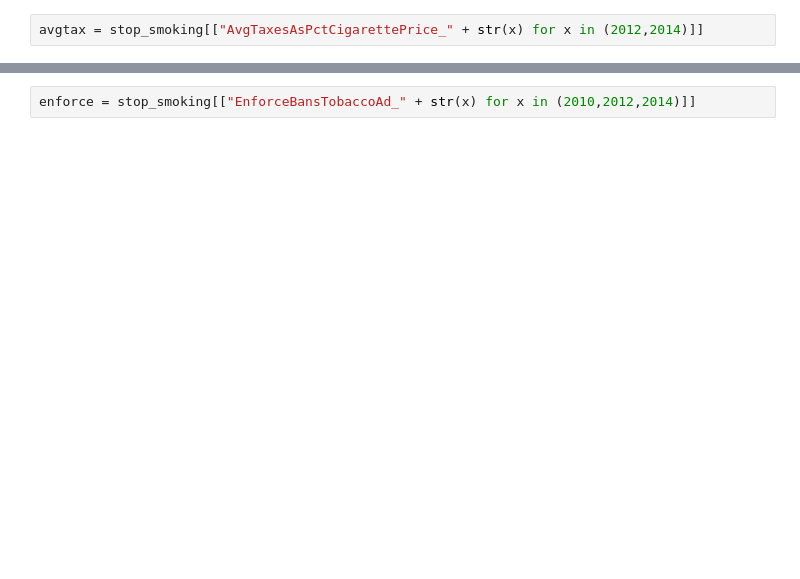
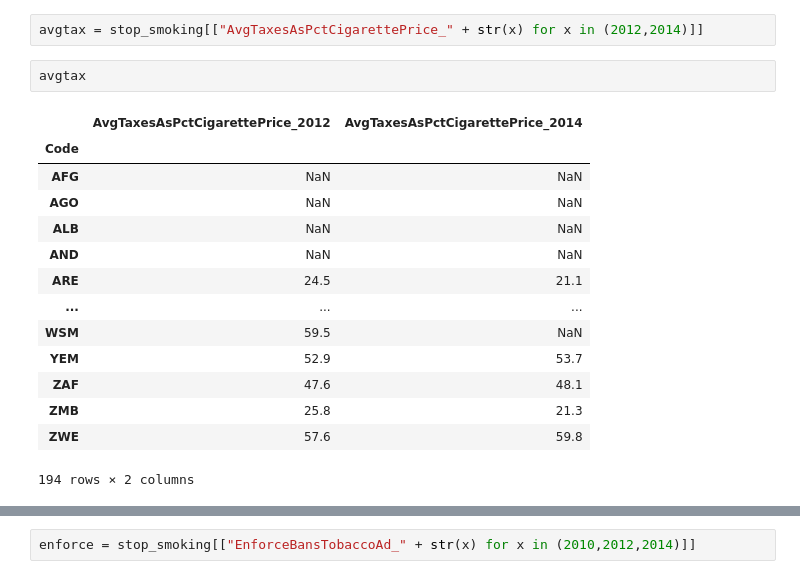
Before and after one commit to Jonathan-Z/GatechCorrelation1TobaccoDatathon, a Jupyter notebook: Graphs.ipynb, the cells around one changed output, grey strips where cells are left out. Cells and saved outputs as stored; diff of their text form; blank space fills up the shorter version.

```diff
--- a/Graphs.ipynb
+++ b/Graphs.ipynb
@@ -754,4 +772,21 @@ plt.title("AvgCigarettePriceDollars_ vs. Death Rate");
 # %%
 avgtax = stop_smoking[["AvgTaxesAsPctCigarettePrice_" + str(x) for x in (2012,2014)]]
+# %%
+avgtax
+# %% [output]
+|  | AvgTaxesAsPctCigarettePrice_2012 | AvgTaxesAsPctCigarettePrice_2014 |
+| Code |  |  |
+| AFG | NaN | NaN |
+| AGO | NaN | NaN |
+| ALB | NaN | NaN |
+| AND | NaN | NaN |
+| ARE | 24.5 | 21.1 |
+| ... | ... | ... |
+| WSM | 59.5 | NaN |
+| YEM | 52.9 | 53.7 |
+| ZAF | 47.6 | 48.1 |
+| ZMB | 25.8 | 21.3 |
+| ZWE | 57.6 | 59.8 |
+194 rows × 2 columns
 # %%
 fig, ax = plt.subplots(figsize=(20,10))
```
Also changed, not shown: parts of 17 cells of this notebook, 39 other files.
